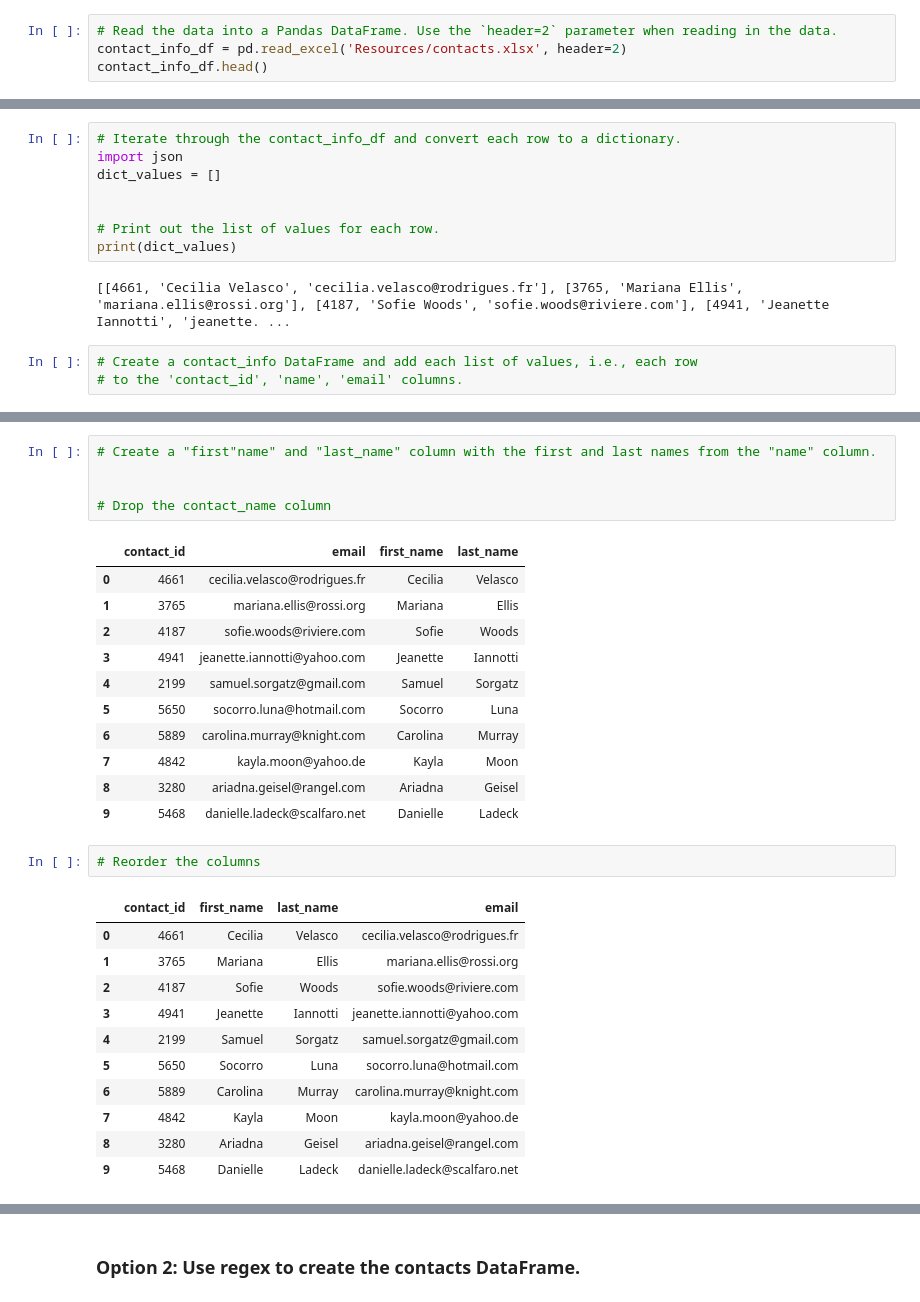
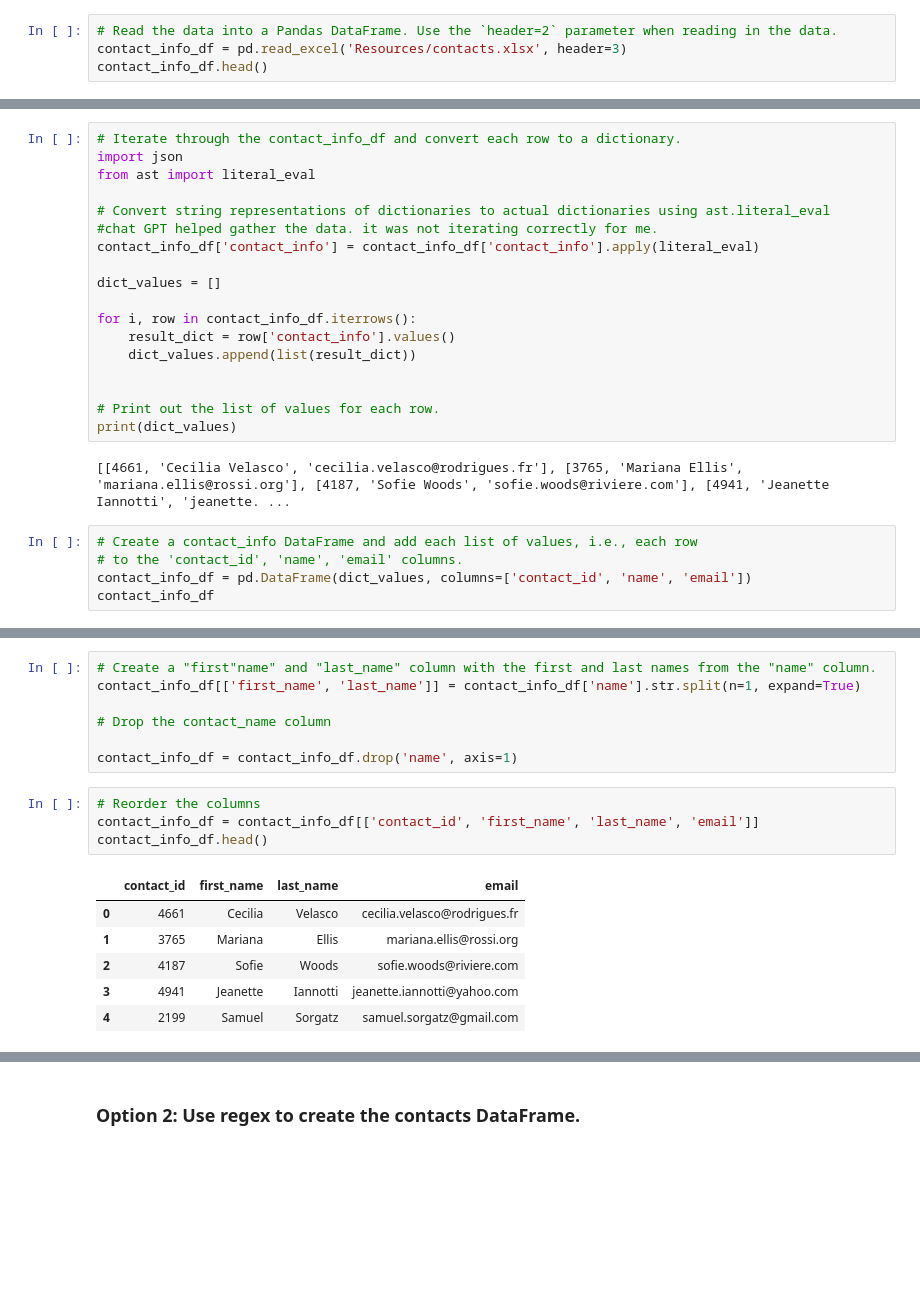
Before and after one commit to derekjohnson7/Project2-DS, a Jupyter notebook: Crowdfunding_ETL/ETL_Mini_Project_DJohnson_SWallach.ipynb, the cells around one changed output, grey strips where cells are left out. Saved outputs shown, nothing was run; the diff lists cells and outputs as text; blank space fills up the shorter version.

```diff
--- a/Crowdfunding_ETL/ETL_Mini_Project_DJohnson_SWallach.ipynb
+++ b/Crowdfunding_ETL/ETL_Mini_Project_DJohnson_SWallach.ipynb
@@ -323,7 +318,7 @@ campaign_cleaned.to_csv("Resources/outputs/campaign.csv", index=False)
 ### Extract the contacts.xlsx Data.
 # %%
 # Read the data into a Pandas DataFrame. Use the `header=2` parameter when reading in the data.
-contact_info_df = pd.read_excel('Resources/contacts.xlsx', header=2)
+contact_info_df = pd.read_excel('Resources/contacts.xlsx', header=3)
 contact_info_df.head()
 # %% [output]
 |  | contact_info |
@@ -347,7 +342,17 @@ Then export the DataFrame as a `contacts.csv` CSV file.
 # %%
 # Iterate through the contact_info_df and convert each row to a dictionary.
 import json
+from ast import literal_eval
+
+# Convert string representations of dictionaries to actual dictionaries using ast.literal_eval
+#chat GPT helped gather the data. it was not iterating correctly for me.
+contact_info_df['contact_info'] = contact_info_df['contact_info'].apply(literal_eval)
+
 dict_values = []
+
+for i, row in contact_info_df.iterrows():
+    result_dict = row['contact_info'].values()
+    dict_values.append(list(result_dict))
 
 
 # Print out the list of values for each row.
@@ -357,6 +362,8 @@ print(dict_values)
 # %%
 # Create a contact_info DataFrame and add each list of values, i.e., each row
 # to the 'contact_id', 'name', 'email' columns.
+contact_info_df = pd.DataFrame(dict_values, columns=['contact_id', 'name', 'email'])
+contact_info_df
 # %% [output]
 |  | contact_id | name | email |
 | 0 | 4661 | Cecilia Velasco | cecilia.velasco@rodrigues.fr |
@@ -379,34 +394,21 @@ dtypes: int64(1), object(2)
 memory usage: 23.6+ KB
 # %%
 # Create a "first"name" and "last_name" column with the first and last names from the "name" column.
-
+contact_info_df[['first_name', 'last_name']] = contact_info_df['name'].str.split(n=1, expand=True)
 
 # Drop the contact_name column
+
+contact_info_df = contact_info_df.drop('name', axis=1)
-# %% [output]
-|  | contact_id | email | first_name | last_name |
-| 0 | 4661 | cecilia.velasco@rodrigues.fr | Cecilia | Velasco |
-| 1 | 3765 | mariana.ellis@rossi.org | Mariana | Ellis |
-| 2 | 4187 | sofie.woods@riviere.com | Sofie | Woods |
-| 3 | 4941 | jeanette.iannotti@yahoo.com | Jeanette | Iannotti |
-| 4 | 2199 | samuel.sorgatz@gmail.com | Samuel | Sorgatz |
-| 5 | 5650 | socorro.luna@hotmail.com | Socorro | Luna |
-| 6 | 5889 | carolina.murray@knight.com | Carolina | Murray |
-| 7 | 4842 | kayla.moon@yahoo.de | Kayla | Moon |
-| 8 | 3280 | ariadna.geisel@rangel.com | Ariadna | Geisel |
-| 9 | 5468 | danielle.ladeck@scalfaro.net | Danielle | Ladeck |
 # %%
 # Reorder the columns
+contact_info_df = contact_info_df[['contact_id', 'first_name', 'last_name', 'email']]
+contact_info_df.head()
 # %% [output]
 |  | contact_id | first_name | last_name | email |
 | 0 | 4661 | Cecilia | Velasco | cecilia.velasco@rodrigues.fr |
 | 1 | 3765 | Mariana | Ellis | mariana.ellis@rossi.org |
 | 2 | 4187 | Sofie | Woods | sofie.woods@riviere.com |
 | 3 | 4941 | Jeanette | Iannotti | jeanette.iannotti@yahoo.com |
 | 4 | 2199 | Samuel | Sorgatz | samuel.sorgatz@gmail.com |
-| 5 | 5650 | Socorro | Luna | socorro.luna@hotmail.com |
-| 6 | 5889 | Carolina | Murray | carolina.murray@knight.com |
-| 7 | 4842 | Kayla | Moon | kayla.moon@yahoo.de |
-| 8 | 3280 | Ariadna | Geisel | ariadna.geisel@rangel.com |
-| 9 | 5468 | Danielle | Ladeck | danielle.ladeck@scalfaro.net |
 # %%
 # Check the datatypes one more time before exporting as CSV file.
```
Also changed, not shown: parts of 5 cells of this notebook, 2 other files.
